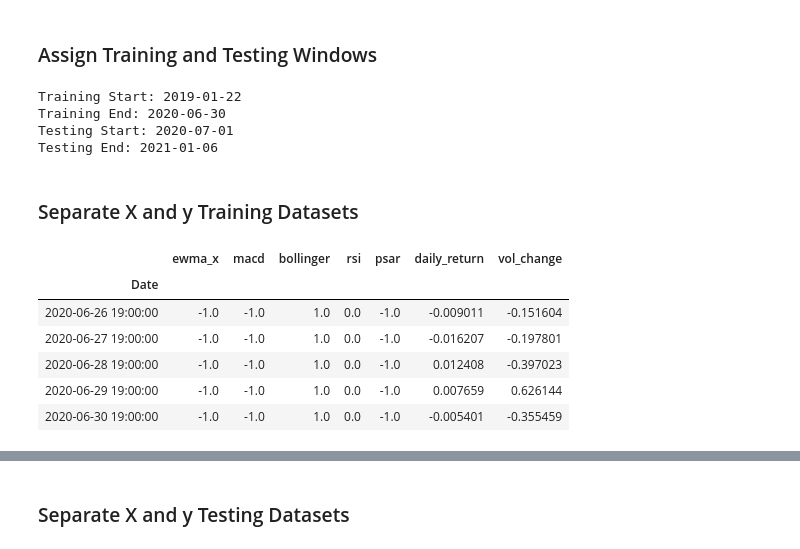
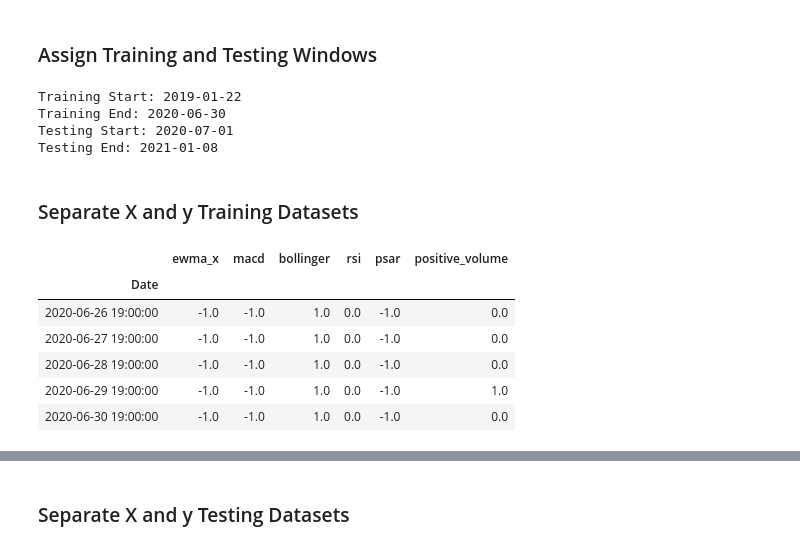
Before and after one commit to stew1922/Crypto_Bandyts, a Jupyter notebook: libs/notebooks/rfm_crypto1.ipynb, the cells around one changed output, grey strips where cells are left out. Cells and saved outputs as stored; diff of their text form; code cells hidden in the pictures.

```diff
--- a/libs/notebooks/rfm_crypto1.ipynb
+++ b/libs/notebooks/rfm_crypto1.ipynb
@@ -104,0 +105,6 @@ trading_signals_df.head()
+# %%
+# Construct the dependent variable y where if daily return is greater than 0, then 1, else, 0.
+
+trading_signals_df['positive_return'] = np.where(trading_signals_df['daily_return'] > 0, 1.0, 0.0)
+trading_signals_df['positive_volume'] = np.where(trading_signals_df['vol_change'] > 0, 1.0, 0.0)
+trading_signals_df.head()
@@ -106,7 +120,7 @@ trading_signals_df.head()
 ### Set X-Variable List and Filter to Obtain Associated Values
 # %%
 # Set X variable list of features
-x_var_list = ['ewma_x', 'macd', 'bollinger', 'rsi', 'psar', 'daily_return', 'vol_change']
+x_var_list = ['ewma_x', 'macd', 'bollinger', 'rsi', 'psar', 'positive_volume']
 
 # Filter by x-variable list
 trading_signals_df[x_var_list].tail()
@@ -157,4 +168,0 @@ trading_signals_df.shape
-# %%
-# Construct the dependent variable y where if daily return is greater than 0, then 1, else, 0.
-trading_signals_df['Positive Return'] = np.where(trading_signals_df['daily_return'] > 0, 1.0, 0.0)
-trading_signals_df
@@ -193,23 +186,23 @@ print(f"Testing End: {testing_end}")
 Training Start: 2019-01-22
 Training End: 2020-06-30
 Testing Start: 2020-07-01
-Testing End: 2021-01-06
+Testing End: 2021-01-08
 # %% [markdown]
 ### Separate X and y Training Datasets
 # %%
 # Construct the X_train and y_train datasets
 X_train = trading_signals_df[x_var_list][training_start:training_end]
-y_train = trading_signals_df['Positive Return'][training_start:training_end]
+y_train = trading_signals_df['positive_return'][training_start:training_end]
 
 X_train.tail()
 # %% [output]
-|  | ewma_x | macd | bollinger | rsi | psar | daily_return | vol_change |
-| Date |  |  |  |  |  |  |  |
-| 2020-06-26 19:00:00 | -1.0 | -1.0 | 1.0 | 0.0 | -1.0 | -0.009011 | -0.151604 |
-| 2020-06-27 19:00:00 | -1.0 | -1.0 | 1.0 | 0.0 | -1.0 | -0.016207 | -0.197801 |
-| 2020-06-28 19:00:00 | -1.0 | -1.0 | 1.0 | 0.0 | -1.0 | 0.012408 | -0.397023 |
-| 2020-06-29 19:00:00 | -1.0 | -1.0 | 1.0 | 0.0 | -1.0 | 0.007659 | 0.626144 |
-| 2020-06-30 19:00:00 | -1.0 | -1.0 | 1.0 | 0.0 | -1.0 | -0.005401 | -0.355459 |
+|  | ewma_x | macd | bollinger | rsi | psar | positive_volume |
+| Date |  |  |  |  |  |  |
+| 2020-06-26 19:00:00 | -1.0 | -1.0 | 1.0 | 0.0 | -1.0 | 0.0 |
+| 2020-06-27 19:00:00 | -1.0 | -1.0 | 1.0 | 0.0 | -1.0 | 0.0 |
+| 2020-06-28 19:00:00 | -1.0 | -1.0 | 1.0 | 0.0 | -1.0 | 0.0 |
+| 2020-06-29 19:00:00 | -1.0 | -1.0 | 1.0 | 0.0 | -1.0 | 1.0 |
+| 2020-06-30 19:00:00 | -1.0 | -1.0 | 1.0 | 0.0 | -1.0 | 0.0 |
 # %%
 y_train.tail()
 # %% [output]
```
Also changed, not shown: parts of 26 cells of this notebook, 3 other files.
